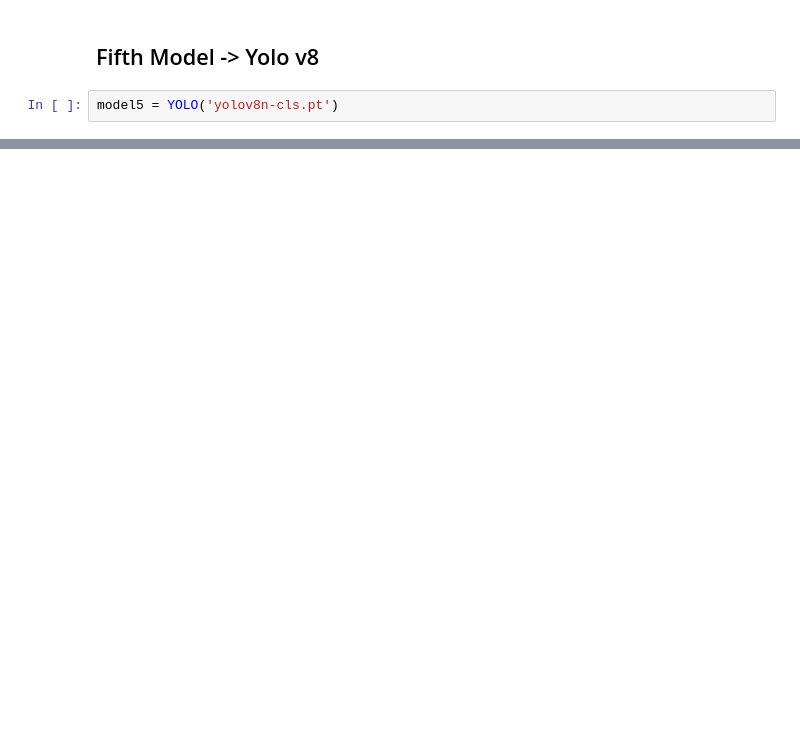
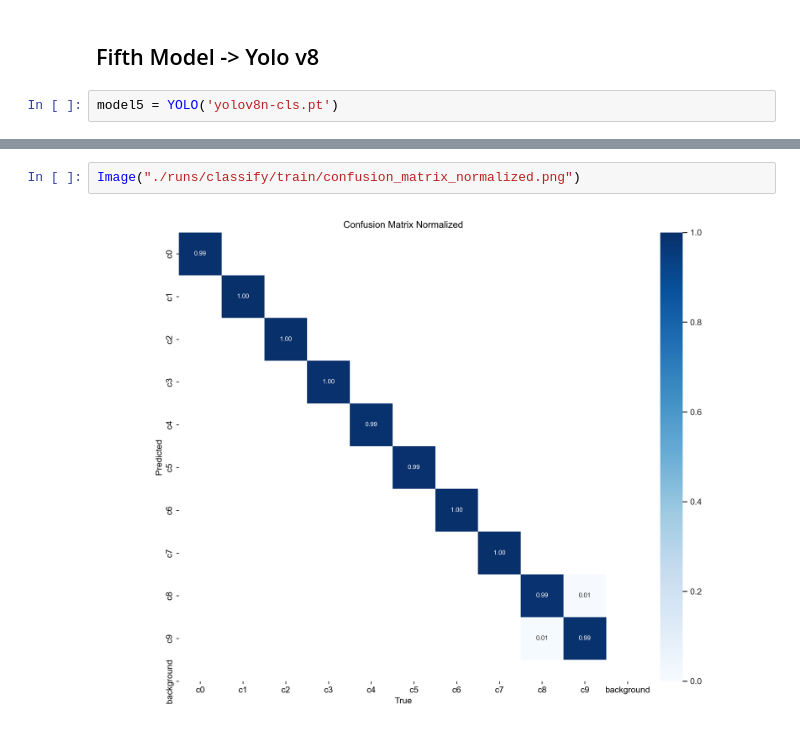
Before and after one commit to djmk/Data-Science-Machine-Learning-Projects, a Jupyter notebook: State_Farm_Distracted_Driver_Detection/State Farm Distracted Driver Detection.ipynb, the cells around one changed output, grey strips where cells are left out. Cells and saved outputs as stored; diff of their text form; blank space fills up the shorter version.

```diff
--- a/State_Farm_Distracted_Driver_Detection/State Farm Distracted Driver Detection.ipynb
+++ b/State_Farm_Distracted_Driver_Detection/State Farm Distracted Driver Detection.ipynb
@@ -620,0 +641,4 @@ accuracy_score(df['Y_actual'], df['Y_predicted'])
+# %%
+Image("./runs/classify/train/confusion_matrix_normalized.png")
+# %% [output]
+[figure, added]
```
Also changed, not shown: parts of 69 cells of this notebook.
